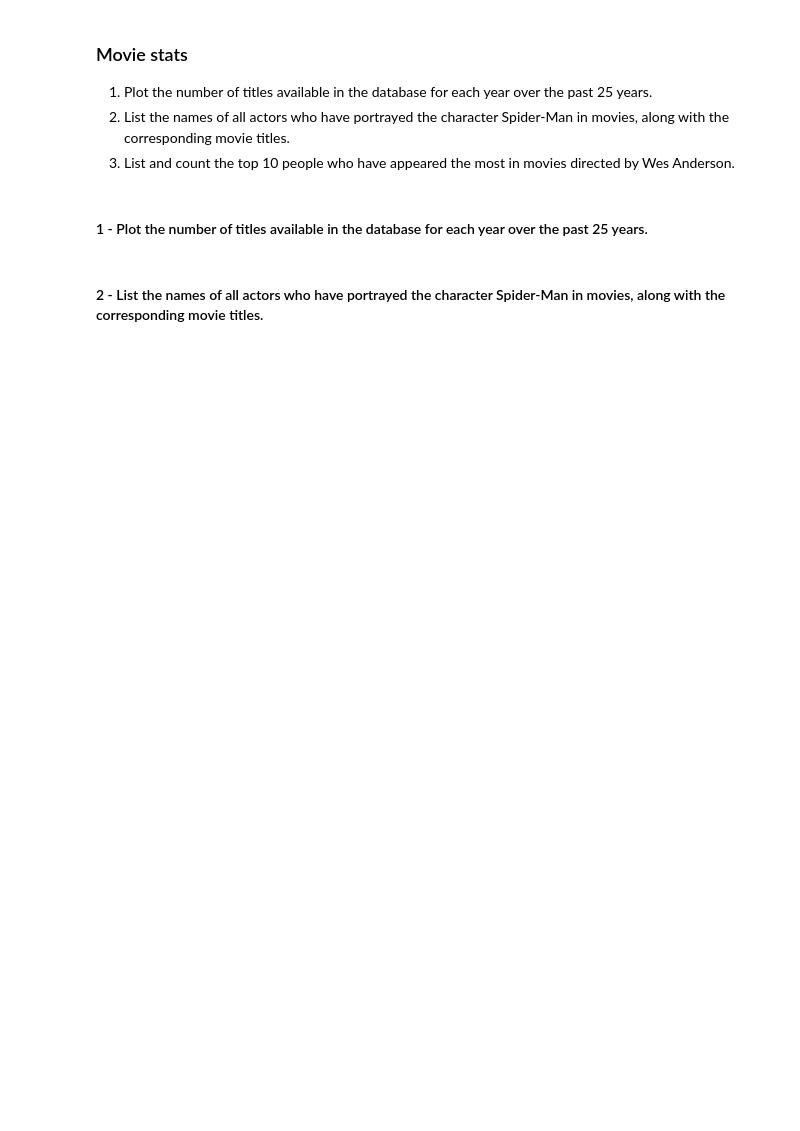
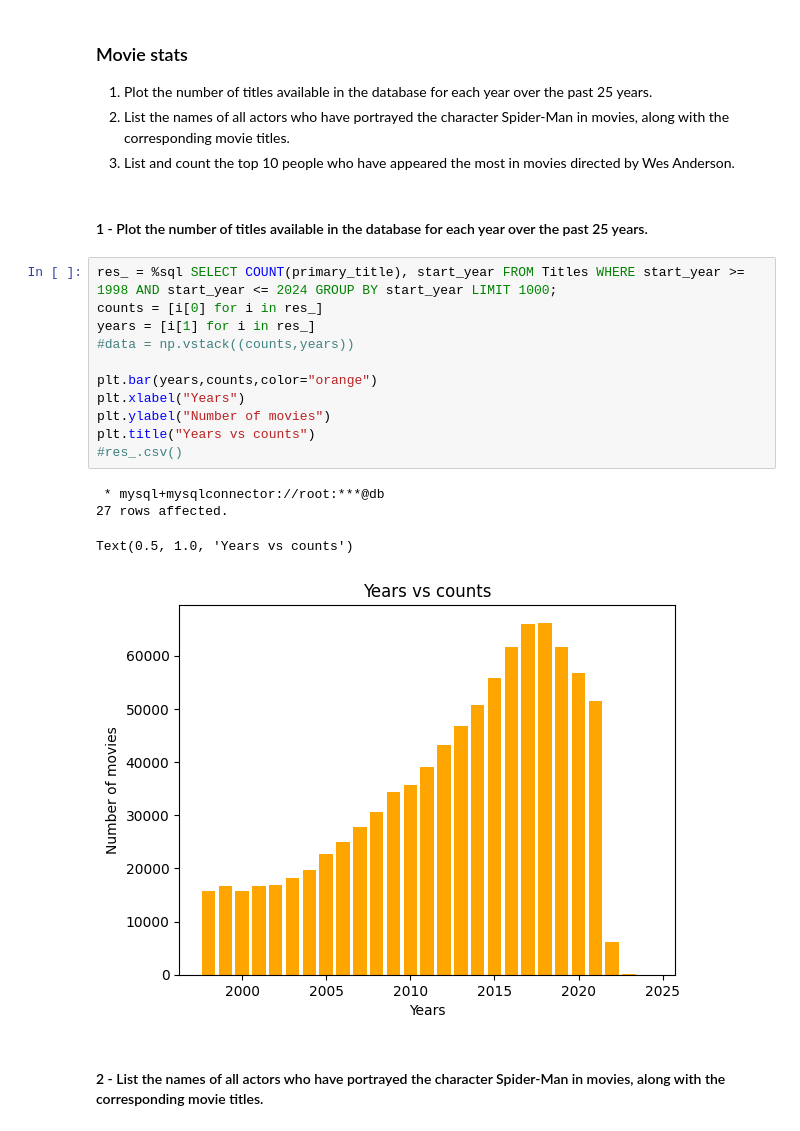
Before and after one commit to mihribanyvs/MAPD-B, a Jupyter notebook: mysql/notebooks/MySQL.ipynb, the cells around one changed output. Drawn from its saved outputs; the diff is of its cells as text; blank space fills up the shorter version.

```diff
--- a/mysql/notebooks/MySQL.ipynb
+++ b/mysql/notebooks/MySQL.ipynb
@@ -1377,5 +1497,21 @@ To start working with the IMDb database, we need to import it into our environme
 3. List and count the top 10 people who have appeared the most in movies directed by Wes Anderson.
 # %% [markdown]
 #### 1 - Plot the number of titles available in the database for each year over the past 25 years.
+# %%
+res_ = %sql SELECT COUNT(primary_title), start_year FROM Titles WHERE start_year >= 1998 AND start_year <= 2024 GROUP BY start_year LIMIT 1000;
+counts = [i[0] for i in res_]
+years = [i[1] for i in res_]
+#data = np.vstack((counts,years))
+
+plt.bar(years,counts,color="orange")
+plt.xlabel("Years")
+plt.ylabel("Number of movies")
+plt.title("Years vs counts")
+#res_.csv()
+# %% [output]
+ * mysql+mysqlconnector://root:***@db
+27 rows affected.
+Text(0.5, 1.0, 'Years vs counts')
+[figure, added]
 # %% [markdown]
 #### 2 - List the names of all actors who have portrayed the character Spider-Man in movies, along with the corresponding movie titles.
```
Also changed, not shown: parts of 21 cells of this notebook, 1 other file.
